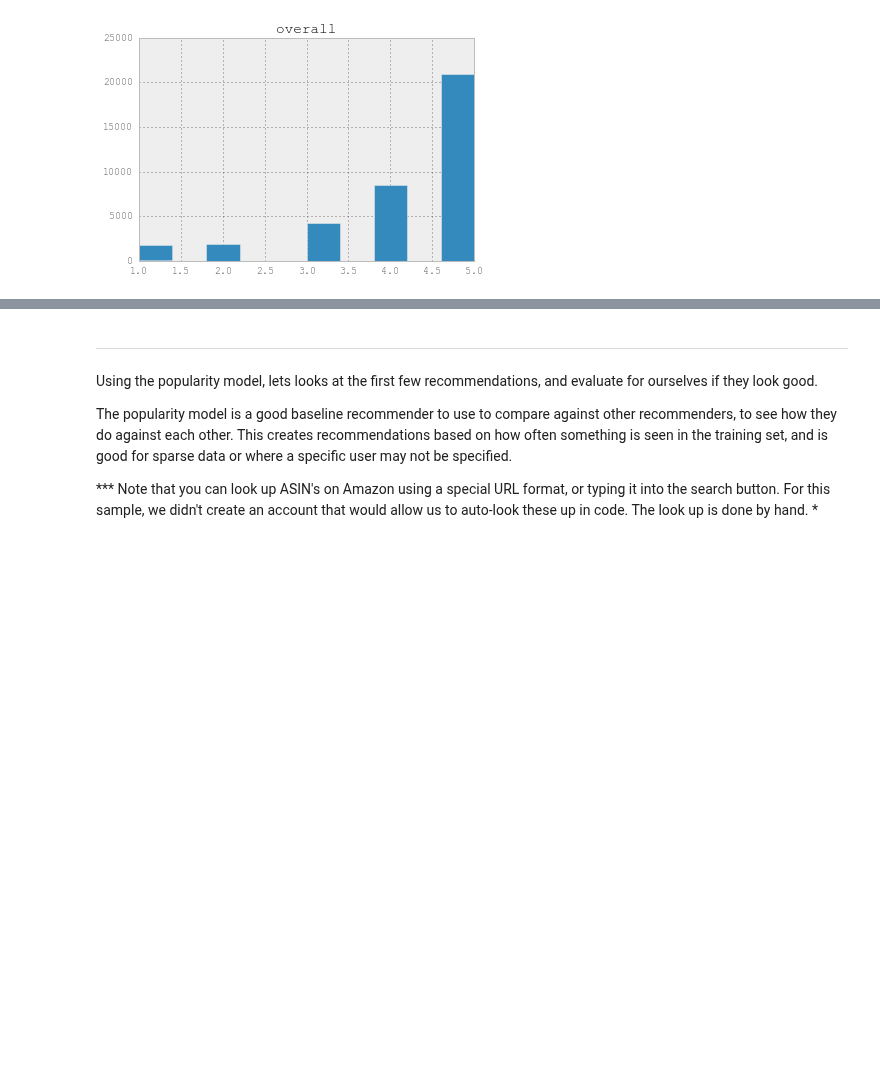
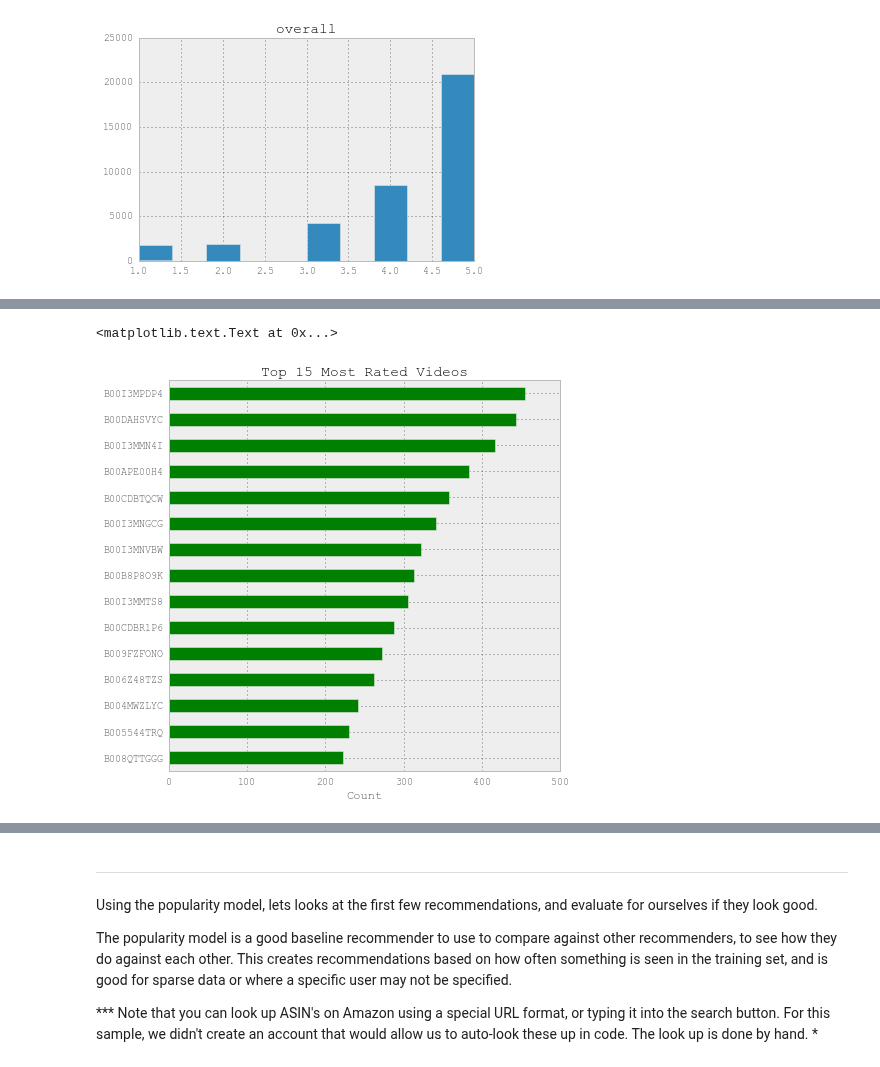
Before and after one commit to RahnL/DataScience-SMU, a Jupyter notebook: DataMining/Recommender System Sample.ipynb, the cells around one changed output, grey strips where cells are left out. Drawn from its saved outputs; the diff is of its cells as text; code cells hidden in the pictures; blank space fills up the shorter version.

```diff
--- a/DataMining/Recommender System Sample.ipynb
+++ b/DataMining/Recommender System Sample.ipynb
@@ -150,0 +180,11 @@ The majority of them are rating a 5.0, which is a little puzzling.
+# %%
+# Plot the top 15 most rated videos
+plt.figure(figsize=(7,7))  # size is arbitrary, to make it fit on page.
+data_df['asin'].value_counts()[:15].sort_values().plot(kind='barh',
+                                                            title='Top 15 Most Rated Videos',
+                                                            color='g',
+                                                            grid=True)
+plt.xlabel('Count')
+# %% [output]
+<matplotlib.text.Text at 0x...>
+[figure, added]
```
Also changed, not shown: parts of 29 cells of this notebook.
